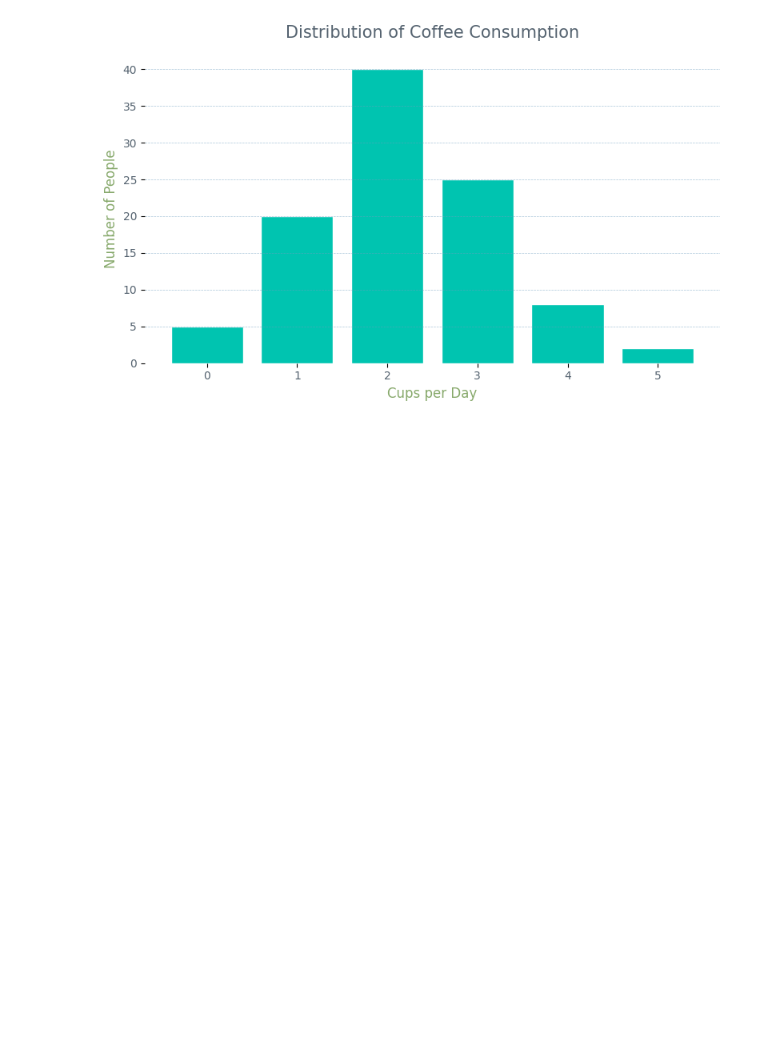
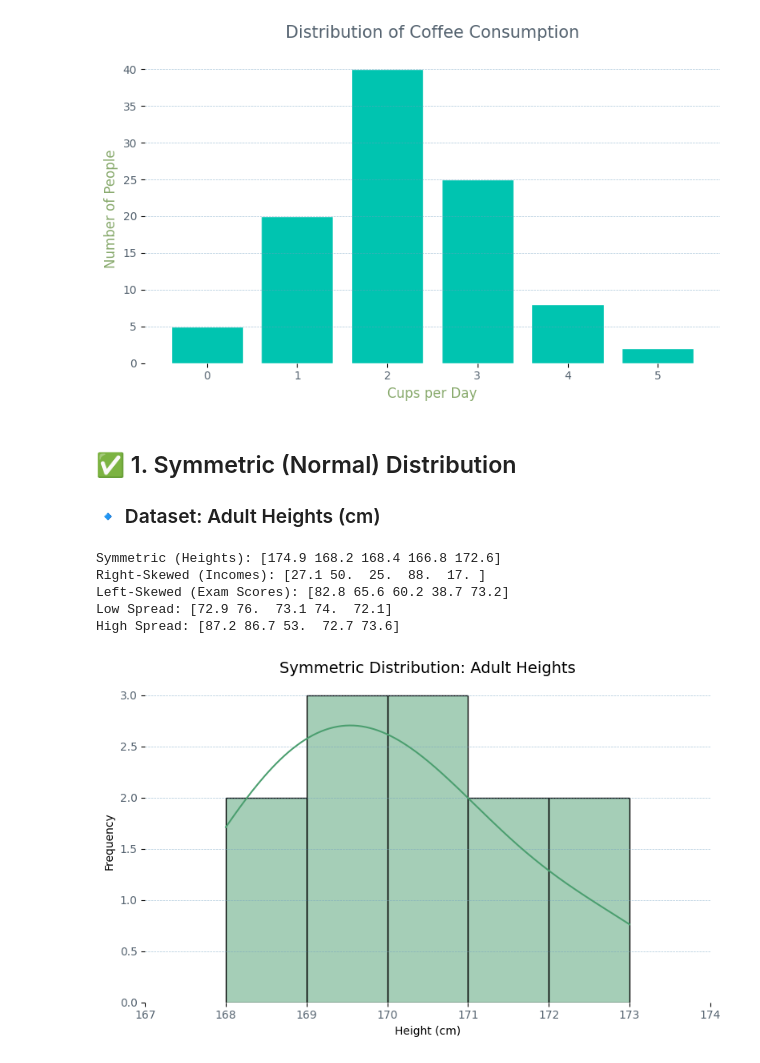
Before and after one commit to Rumaan-Kaisar/DataScience, a Jupyter notebook: Stat_ch1_dscptv/ch1_descriptive_stat_P2.ipynb, the cells around one changed output. Drawn from its saved outputs; the diff is of its cells as text; code cells hidden in the pictures; blank space fills up the shorter version.

```diff
--- a/Stat_ch1_dscptv/ch1_descriptive_stat_P2.ipynb
+++ b/Stat_ch1_dscptv/ch1_descriptive_stat_P2.ipynb
@@ -27,3 +35,66 @@ plt.tight_layout()
 plt.show()
 # %% [output]
 [figure]
+# %% [markdown]
+## ✅ 1. Symmetric (Normal) Distribution
+
+### 🔹 Dataset: Adult Heights (cm)
+# %%
+import numpy as np
+
+# Seed for reproducibility
+np.random.seed(1)
+
+# 1. Symmetric (Normal-like) dataset: Adult Heights
+symmetric_data = np.random.normal(loc=170, scale=3, size=200).round(1)
+
+# 2. Right-Skewed dataset: Incomes (log-normal)
+right_skewed_data = np.random.lognormal(mean=3.5, sigma=0.5, size=200).round(1)
+
+# 3. Left-Skewed dataset: Exam scores (simulate reverse right-skew)
+left_skewed_data = (100 - np.random.lognormal(mean=3.5, sigma=0.5, size=200)).clip(min=0).round(1)
+
+# 4. Low spread (clustered scores)
+low_spread_data = np.random.normal(loc=75, scale=2, size=200).round(1)
+
+# 5. High spread (scattered scores)
+high_spread_data = np.random.normal(loc=75, scale=15, size=200).round(1)
+
+# Optional: view a few samples
+print("Symmetric (Heights):", symmetric_data[:5])
+print("Right-Skewed (Incomes):", right_skewed_data[:5])
+print("Left-Skewed (Exam Scores):", left_skewed_data[:5])
+print("Low Spread:", low_spread_data[:5])
+print("High Spread:", high_spread_data[:5])
+# %% [output]
+Symmetric (Heights): [174.9 168.2 168.4 166.8 172.6]
+Right-Skewed (Incomes): [27.1 50.  25.  88.  17. ]
+Left-Skewed (Exam Scores): [82.8 65.6 60.2 38.7 73.2]
+Low Spread: [72.9 76.  73.1 74.  72.1]
+High Spread: [87.2 86.7 53.  72.7 73.6]
+# %%
+heights = [168, 170, 169, 172, 171, 169, 168, 170, 173, 171, 170, 169]
+# %%
+import matplotlib.pyplot as plt
+import seaborn as sns
+
+plt.figure(figsize=(8, 5))
+sns.histplot(heights, bins=5, kde=True, color="#4c9f70")
+plt.title("Symmetric Distribution: Adult Heights", fontsize=14)
+plt.xlabel("Height (cm)")
+plt.ylabel("Frequency")
+plt.xlim(167, 174)
+
+# Ticks and grid
+plt.xticks(fontsize=10, color="#54626f")
+plt.yticks(fontsize=10, color="#54626f")
+plt.grid(axis="y", linestyle="--", linewidth=0.5, alpha=0.6, color="#72a0c1")
+
+# Minimalist styling
+for spine in plt.gca().spines.values():
+    spine.set_visible(False)
+
+plt.tight_layout()
+plt.show()
+# %% [output]
+[figure, added]
```
Also changed, not shown: parts of 17 cells of this notebook.
